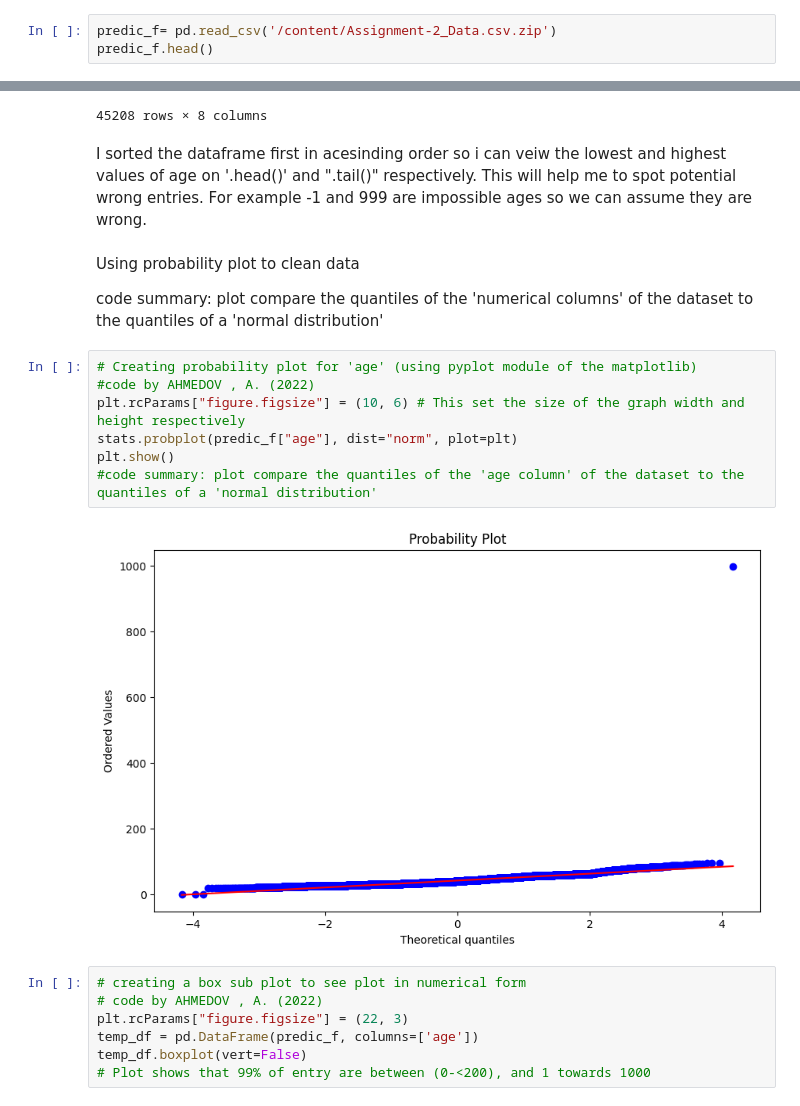
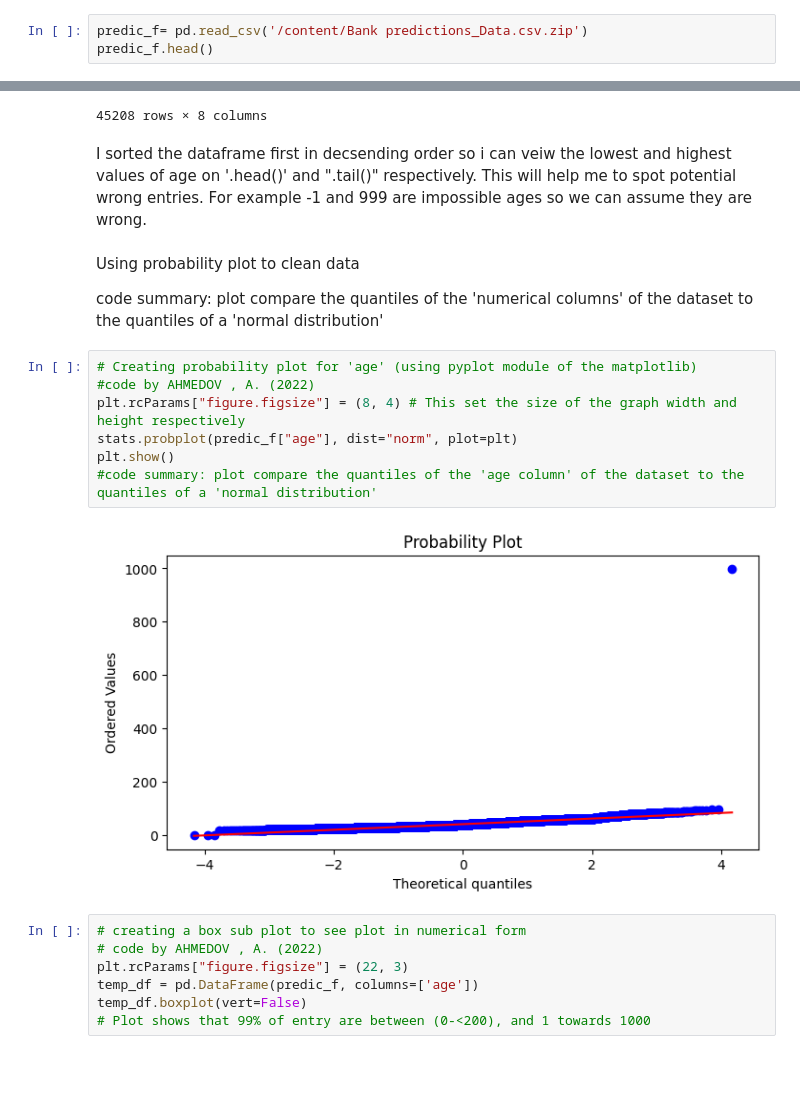
Before and after one commit to Ayomide-ola/UCDPA_Ayomide, a Jupyter notebook: predict term deposit project.ipynb, the cells around one changed output, grey strips where cells are left out. Cells and saved outputs as stored; diff of their text form; blank space fills up the shorter version.

```diff
--- a/predict term deposit project.ipynb
+++ b/predict term deposit project.ipynb
@@ -15,7 +15,7 @@ import requests
 # %% [markdown]
 Importing data from local system and printing first 5 rows.
 # %%
-predic_f= pd.read_csv('/content/Assignment-2_Data.csv.zip')
+predic_f= pd.read_csv('/content/Bank predictions_Data.csv.zip')
 predic_f.head()
 # %% [output]
 |  | Id | age | job | marital | education | default | balance | housing | loan | contact | day | ... |
@@ -204,7 +229,7 @@ numerical_data
 | 0 | 1001 | 999.0 | 2143.0 | 5 | 261 | 1 | -1 | 0 |
 45208 rows × 8 columns
 # %% [markdown]
-I sorted the dataframe first in acesinding order so i can veiw the lowest and highest values of age on '.head()' and ".tail()" respectively. This will help me to spot potential wrong entries. For example -1 and 999 are impossible ages so we can assume they are wrong.
+I sorted the dataframe first in decsending order so i can veiw the lowest and highest values of age on '.head()' and ".tail()" respectively. This will help me to spot potential wrong entries. For example -1 and 999 are impossible ages so we can assume they are wrong.
 # %% [markdown]
 Using probability plot to clean data
 
@@ -212,12 +237,12 @@ code summary: plot compare the quantiles of the 'numerical columns' of the datas
 # %%
 # Creating probability plot for 'age' (using pyplot module of the matplotlib)
 #code by AHMEDOV , A. (2022)
-plt.rcParams["figure.figsize"] = (10, 6) # This set the size of the graph width and height respectively
+plt.rcParams["figure.figsize"] = (8, 4) # This set the size of the graph width and height respectively
 stats.probplot(predic_f["age"], dist="norm", plot=plt)
 plt.show()
 #code summary: plot compare the quantiles of the 'age column' of the dataset to the quantiles of a 'normal distribution'
 # %% [output]
-[figure, old version]
+[figure, new version]
 # %%
 # creating a box sub plot to see plot in numerical form
 # code by AHMEDOV , A. (2022)
```
Also changed, not shown: parts of 37 cells of this notebook.
